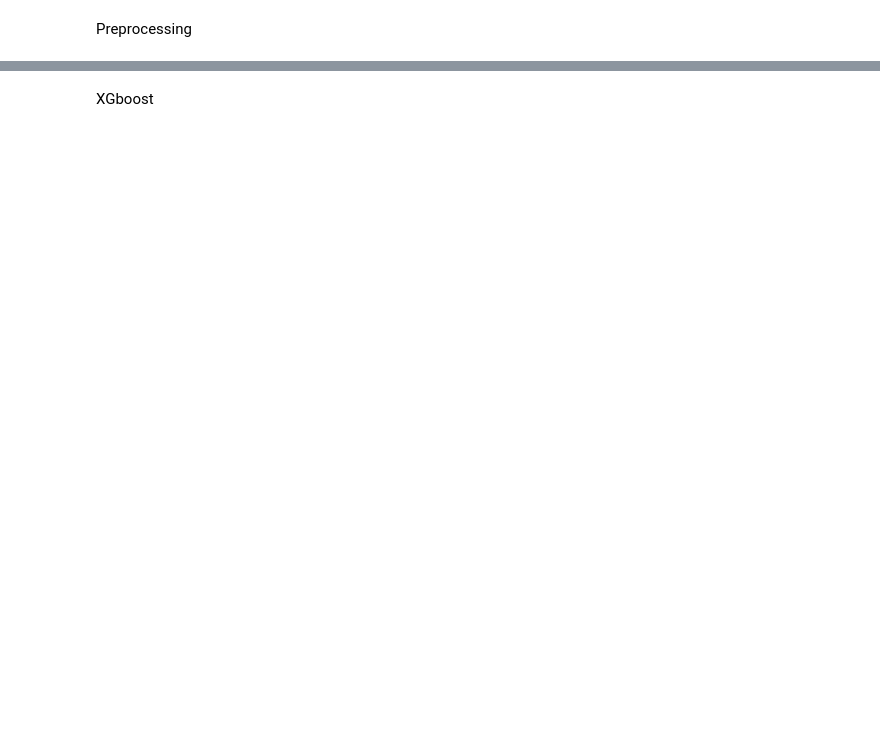
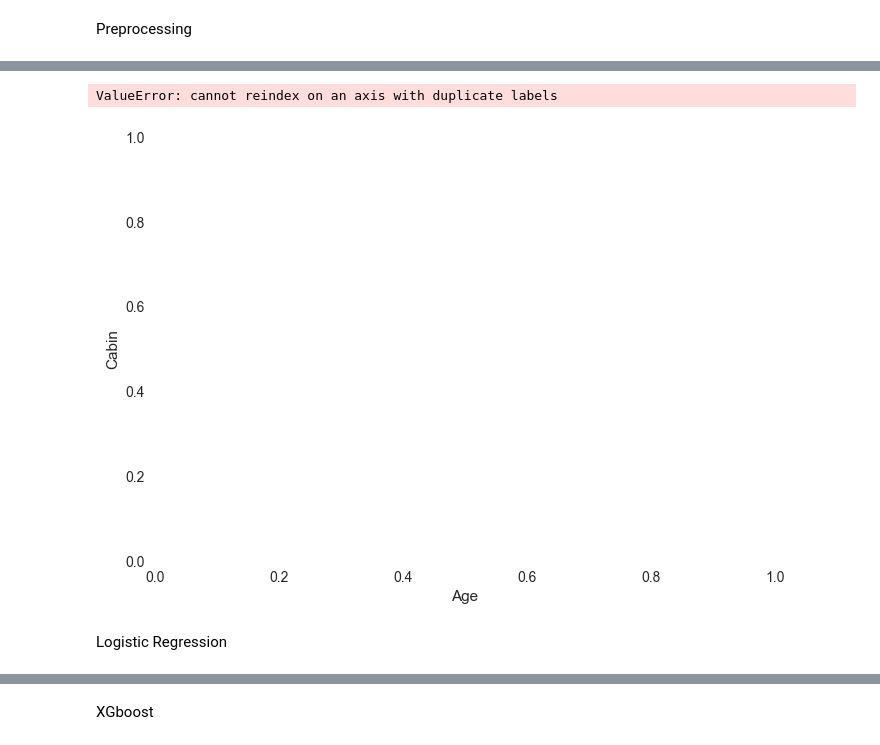
Before and after one commit to 4di03/Kaggle-Projects, a Jupyter notebook: Spaceship_Titanic/spaceship_titanic.ipynb, the cells around one changed output, grey strips where cells are left out. Saved outputs shown, nothing was run; the diff lists cells and outputs as text; code cells hidden in the pictures; blank space fills up the shorter version.

Commit message:
0.8 Spaceship Titanic

```diff
--- a/Spaceship_Titanic/spaceship_titanic.ipynb
+++ b/Spaceship_Titanic/spaceship_titanic.ipynb
@@ -41,3 +73,14 @@ train_x = train_data.drop('Transported', axis=1)
+# %%
+# generating a quick data report in HTML
+
+profile = ProfileReport(train_data, title="Spaceship Titanic Profiling Report", explorative=True)
+
+profile
+# %% [output]
+ValueError: cannot reindex on an axis with duplicate labels
+[figure, added]
+# %% [markdown]
+Logistic Regression
 # %%
 X_train, X_test, y_train, y_test= train_test_split(train_x, train_y, test_size=0.1, random_state=42)
 
```
Also changed, not shown: parts of 15 cells of this notebook, 9 other files.
